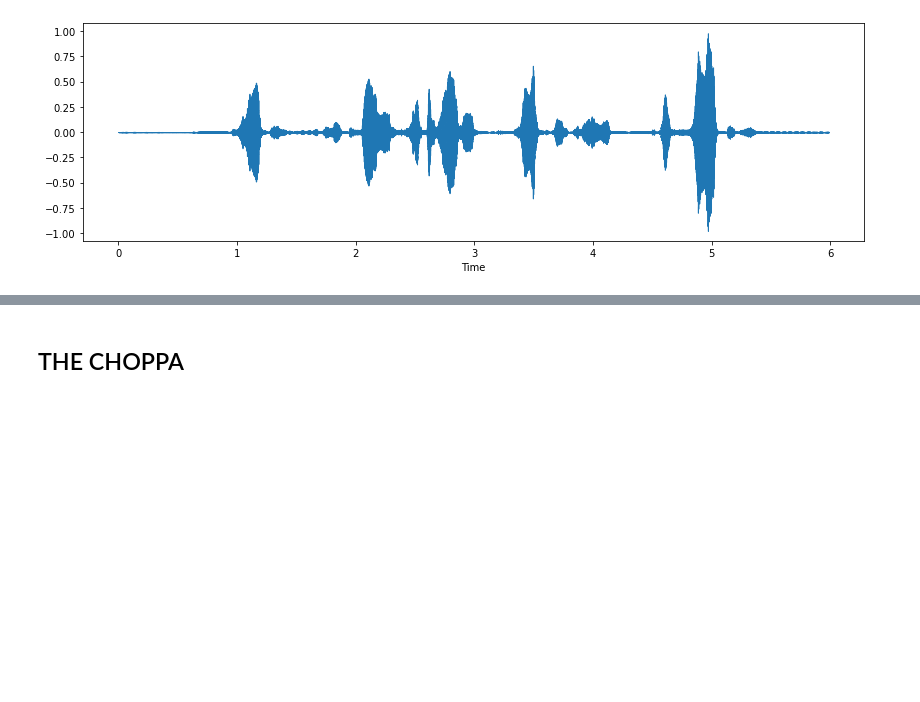
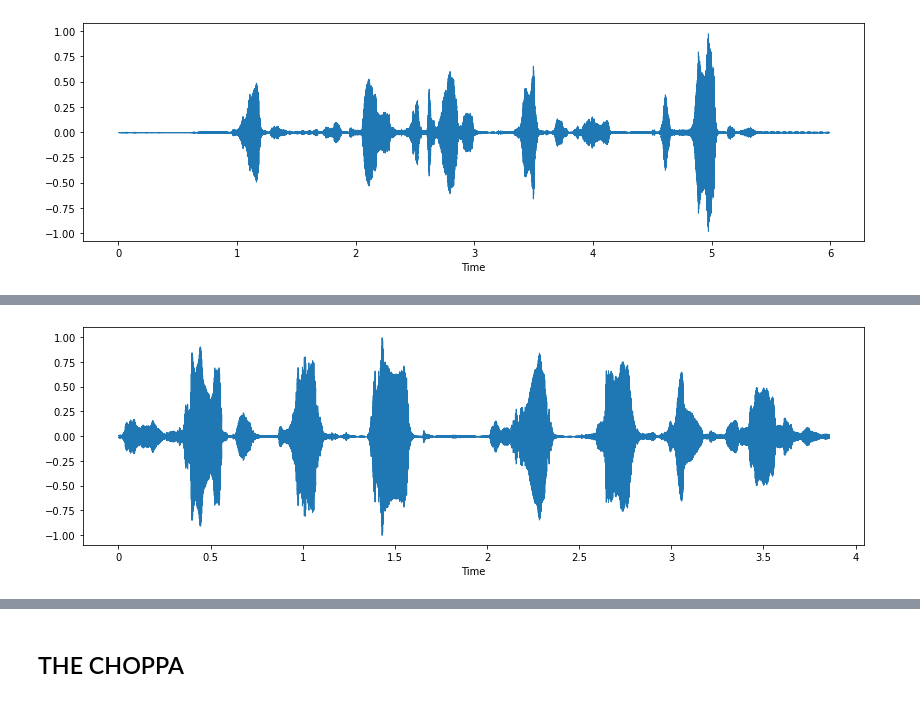
Before and after one commit to njw27/Speech_Emotion_Recognition_SER, a Jupyter notebook: augment_book.ipynb, the cells around one changed output, grey strips where cells are left out. Saved outputs shown, nothing was run; the diff lists cells and outputs as text; code cells hidden in the pictures; blank space fills up the shorter version.

```diff
--- a/augment_book.ipynb
+++ b/augment_book.ipynb
@@ -327,0 +330,12 @@ ipd.Audio(audio_data_test, rate=sampling_rate_test)
+# %%
+#The Tester
+file_name='practice_clips/sam/Angry/practice_clips00001.wav'
+
+
+audio_data_test, sampling_rate_test = librosa.load(file_name)
+audio_data_test2, index = librosa.effects.trim(audio_data_test, top_db = 30.0 )
+
+plt.figure(figsize=(14,4))
+librosa.display.waveshow(y=audio_data_test, sr=sampling_rate_test)
+
+ipd.Audio(audio_data_test, rate=sampling_rate_test)
@@ -327,0 +345,16 @@ ipd.Audio(audio_data_test, rate=sampling_rate_test)
+# %%
+#The Tester
+file_name='practice_clips/sam/Angry/practice_clips00001.wav'
+
+
+audio_data_test, sampling_rate_test = librosa.load(file_name)
+audio_data_test2, index = librosa.effects.trim(audio_data_test, top_db = 30.0 )
+
+plt.figure(figsize=(14,4))
+# librosa.display.waveshow(y=audio_data_test, sr=sampling_rate_test)
+
+# ipd.Audio(audio_data_test, rate=sampling_rate_test)
+
+librosa.display.waveshow(y=audio_data_test2, sr=sampling_rate_test)
+ipd.Audio(audio_data_test2, rate=sampling_rate_test)
+# %% [output]
@@ -327,0 +362 @@ ipd.Audio(audio_data_test, rate=sampling_rate_test)
+[figure, added]
```
Also changed, not shown: parts of 13 cells of this notebook, 2 other files.
